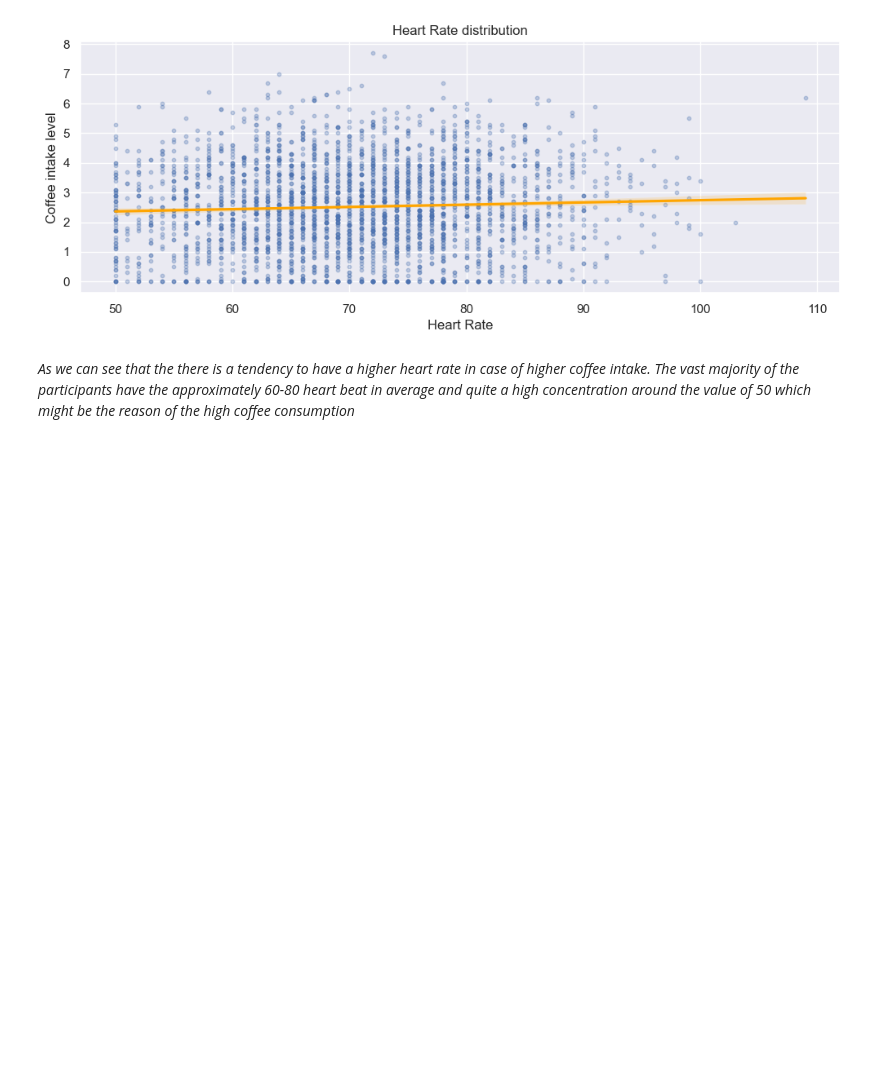
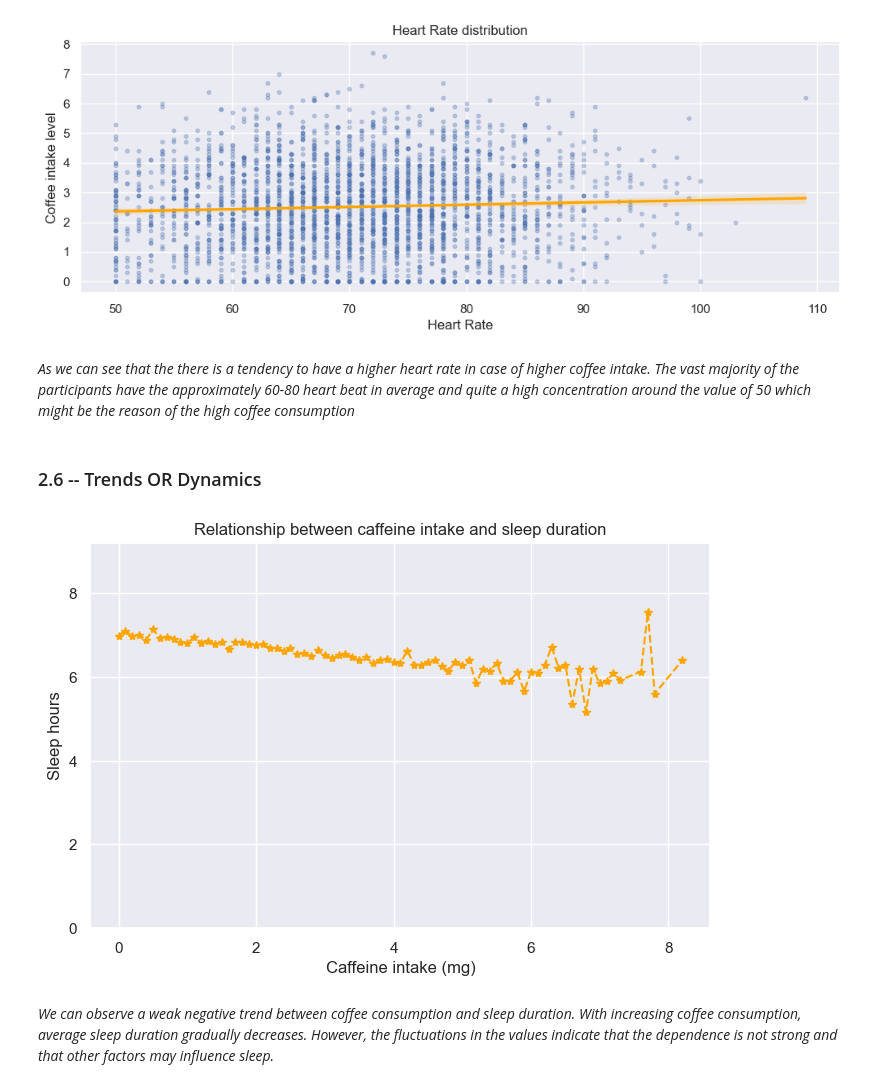
Before and after one commit to OnishchenkoDaria/data-processing-labs, a Jupyter notebook: lab_2/sample.ipynb, the cells around one changed output. Cells and saved outputs as stored; diff of their text form; code cells hidden in the pictures; blank space fills up the shorter version.

```diff
--- a/lab_2/sample.ipynb
+++ b/lab_2/sample.ipynb
@@ -230,3 +230,19 @@ plt.show()
 [figure]
 # %% [markdown]
 _As we can see that the there is a tendency to have a higher heart rate in case of higher coffee intake. The vast majority of the participants have the approximately 60-80 heart beat in average and quite a high concentration around the value of 50 which might be the reason of the high coffee consumption_
+# %% [markdown]
+### 2.6 -- Trends OR Dynamics
+# %%
+plt.figure(figsize=(8,5))
+trend_data = df.groupby("Coffee_Intake")["Sleep_Hours"].mean().sort_index()
+
+plt.plot(trend_data.index, trend_data.values, marker='*', linestyle='--', color='orange')
+plt.ylim(0, df["Coffee_Intake"].max() + 1) # better visual difference
+plt.xlabel("Caffeine intake (mg)")
+plt.ylabel("Sleep hours")
+plt.title("Relationship between caffeine intake and sleep duration")
+plt.show()
+# %% [output]
+[figure, added]
+# %% [markdown]
+_We can observe a weak negative trend between coffee consumption and sleep duration. With increasing coffee consumption, average sleep duration gradually decreases. However, the fluctuations in the values indicate that the dependence is not strong and that other factors may influence sleep._
```
